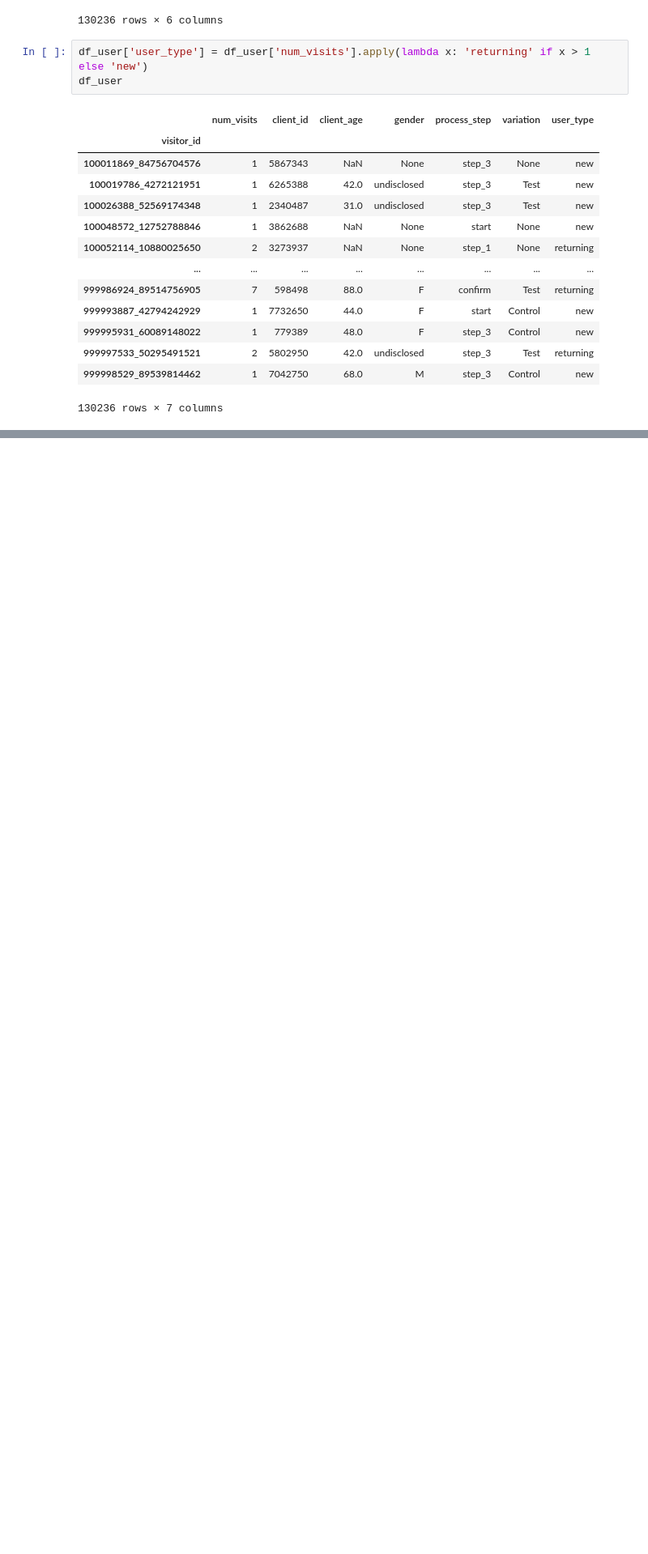
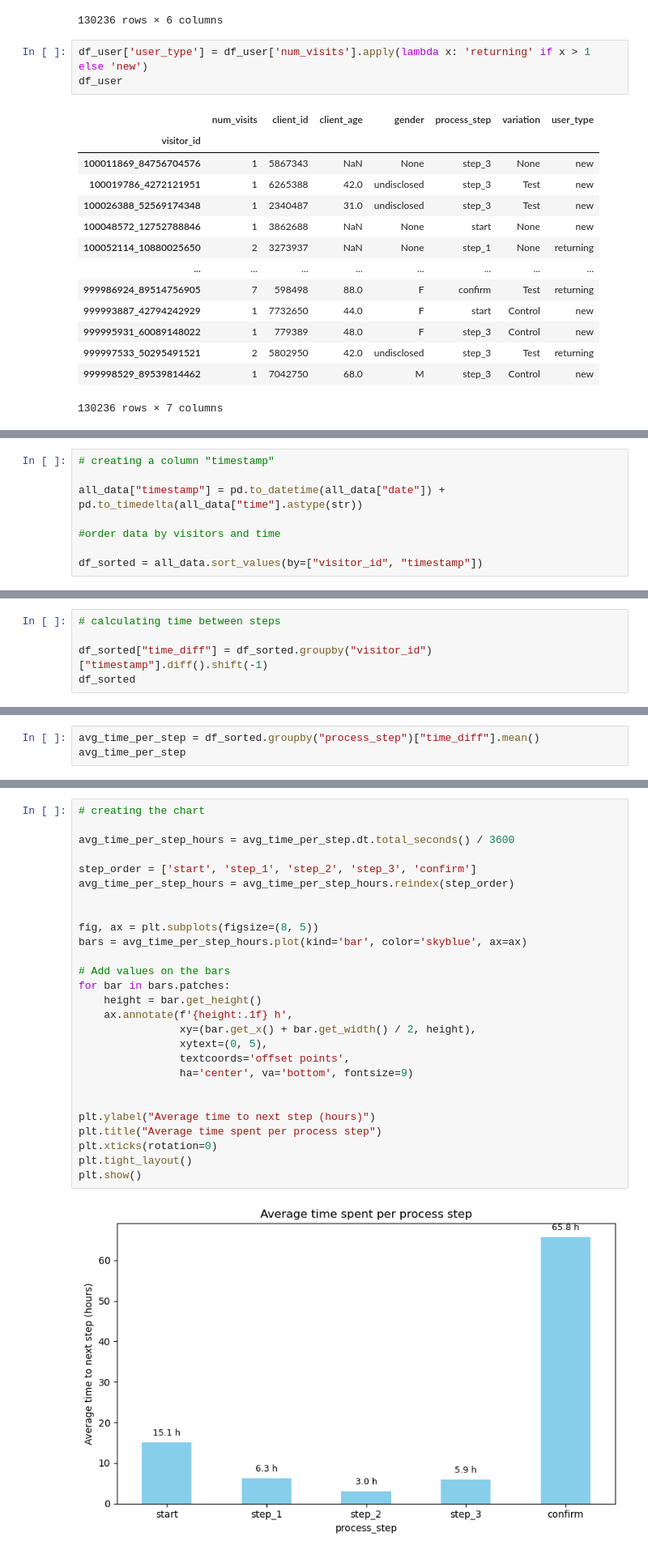
Before and after one commit to SofyMelvill/vanguard-ab-test, a Jupyter notebook: data_SA.ipynb, the cells around one changed output, grey strips where cells are left out. Shown: that part at 81% size. Cells and saved outputs as stored; diff of their text form; blank space fills up the shorter version.

```diff
--- a/data_SA.ipynb
+++ b/data_SA.ipynb
@@ -749,0 +851,8 @@ With this p-value we can confirm that there is a statistic differenc
+# %%
+# creating a column "timestamp"
+
+all_data["timestamp"] = pd.to_datetime(all_data["date"]) + pd.to_timedelta(all_data["time"].astype(str))
+
+#order data by visitors and time
+
+df_sorted = all_data.sort_values(by=["visitor_id", "timestamp"])
@@ -749,0 +879,5 @@ With this p-value we can confirm that there is a statistic differenc
+# %%
+# calculating time between steps
+
+df_sorted["time_diff"] = df_sorted.groupby("visitor_id")["timestamp"].diff().shift(-1)
+df_sorted
@@ -749,0 +898,3 @@ With this p-value we can confirm that there is a statistic differenc
+# %%
+avg_time_per_step = df_sorted.groupby("process_step")["time_diff"].mean()
+avg_time_per_step
@@ -749,0 +909,29 @@ With this p-value we can confirm that there is a statistic differenc
+# %%
+# creating the chart
+
+avg_time_per_step_hours = avg_time_per_step.dt.total_seconds() / 3600
+
+step_order = ['start', 'step_1', 'step_2', 'step_3', 'confirm']
+avg_time_per_step_hours = avg_time_per_step_hours.reindex(step_order)
+
+
+fig, ax = plt.subplots(figsize=(8, 5))
+bars = avg_time_per_step_hours.plot(kind='bar', color='skyblue', ax=ax)
+
+# Add values on the bars
+for bar in bars.patches:
+    height = bar.get_height()
+    ax.annotate(f'{height:.1f} h',
+                xy=(bar.get_x() + bar.get_width() / 2, height),
+                xytext=(0, 5),
+                textcoords='offset points',
+                ha='center', va='bottom', fontsize=9)
+
+
+plt.ylabel("Average time to next step (hours)")
+plt.title("Average time spent per process step")
+plt.xticks(rotation=0)
+plt.tight_layout()
+plt.show()
+# %% [output]
+[figure, added]
```
Also changed, not shown: parts of 66 cells of this notebook.
